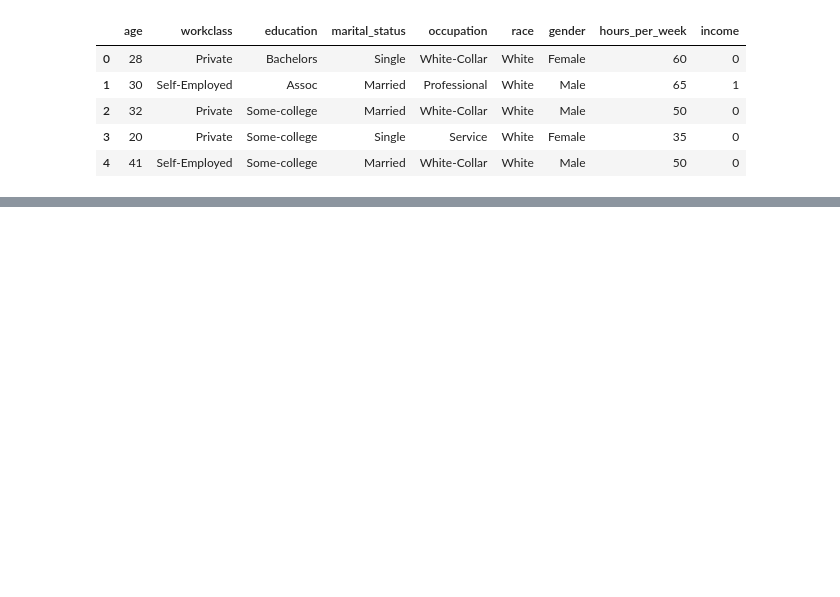
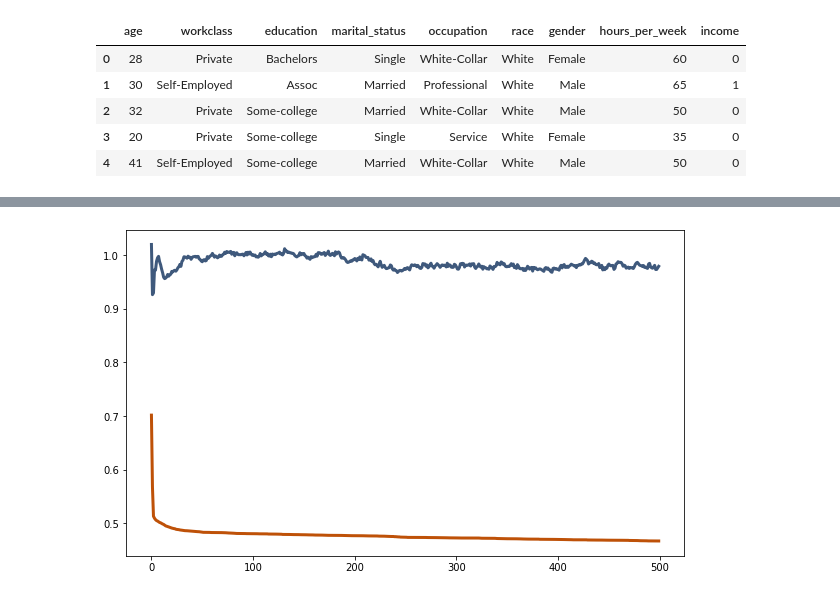
Before and after one commit to sumugit/DiCE, a Jupyter notebook: dice_ml_test/genetic_sample.ipynb, the cells around one changed output, grey strips where cells are left out. Cells and saved outputs as stored; diff of their text form; code cells hidden in the pictures; blank space fills up the shorter version.

```diff
--- a/dice_ml_test/genetic_sample.ipynb
+++ b/dice_ml_test/genetic_sample.ipynb
@@ -104,0 +173,7 @@ exp_genetic.average_loss_list
+# %%
+plt.figure(figsize=(10,6))
+plt.plot(range(0,len(exp_genetic.average_loss_list)),exp_genetic.average_loss_list, color="#3F597C", linewidth=3)
+plt.plot(range(0,len(exp_genetic.average_top_loss_list)),exp_genetic.average_top_loss_list, color="#BE5108",linewidth=3)
+#plt.savefig("images/ga_avg_loss.png")
+# %% [output]
+[figure, added]
```
Also changed, not shown: parts of 10 cells of this notebook, 42 other files.
